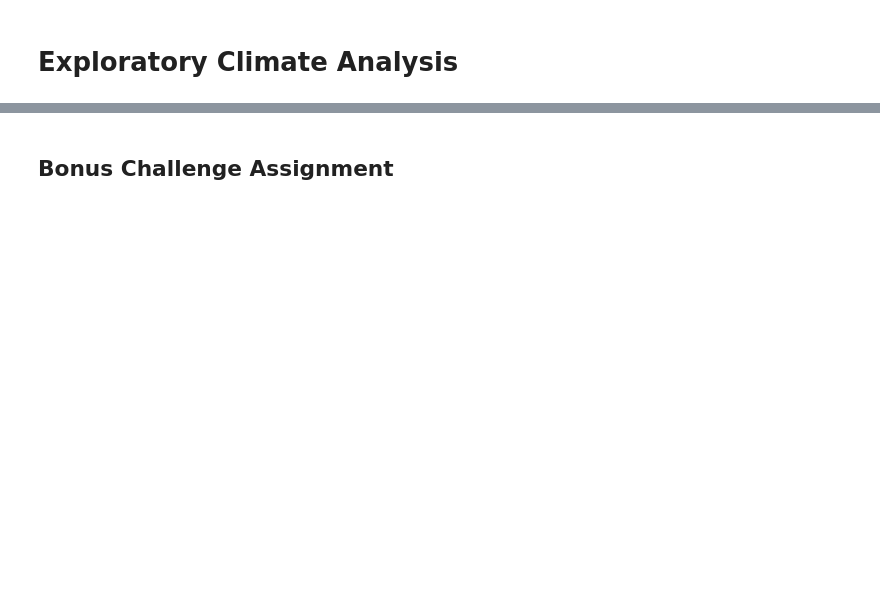
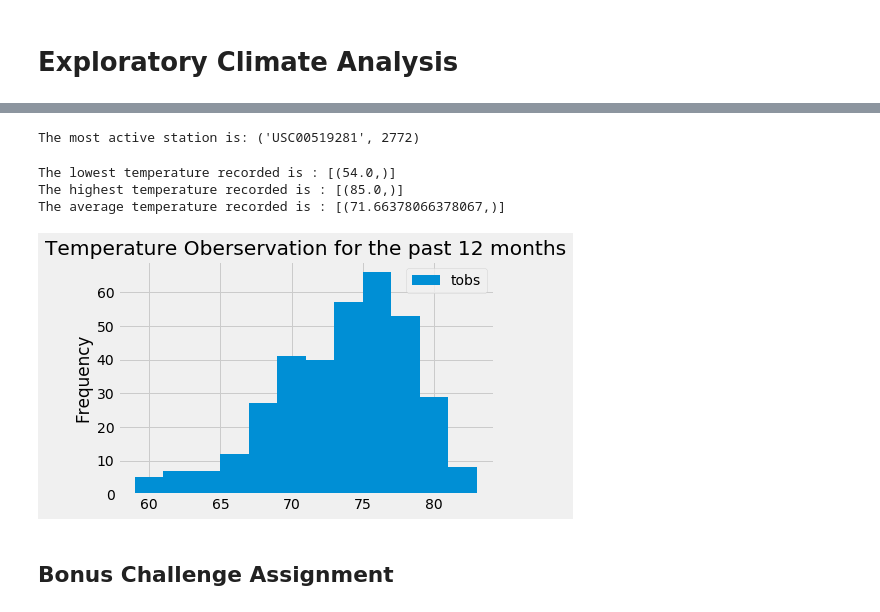
Before and after one commit to olivesun1213/sqlalchemy-challenge, a Jupyter notebook: Unit 10 - Advanced-Data-Storage-and-Retrieval_Homework_Instructions_climate_starter.ipynb, the cells around one changed output, grey strips where cells are left out. Drawn from its saved outputs; the diff is of its cells as text; code cells hidden in the pictures; blank space fills up the shorter version.

```diff
--- a/Unit 10 - Advanced-Data-Storage-and-Retrieval_Homework_Instructions_climate_starter.ipynb
+++ b/Unit 10 - Advanced-Data-Storage-and-Retrieval_Homework_Instructions_climate_starter.ipynb
@@ -31,4 +31,6 @@ Base.classes.keys()
 # %%
 # Save references to each table
+Measurement= Base.classes.measurement
+Station=Base.classes.station
 # %%
 # Create our session (link) from Python to the DB
@@ -56,9 +144,37 @@ Base.classes.keys()
+# %%
+print(f"The most active station is: {Most_active_stations[0]}")
+# %% [output]
+The most active station is: ('USC00519281', 2772)
 # %%
 # Using the station id from the previous query, calculate the lowest temperature recorded,
 # highest temperature recorded, and average temperature of the most active station?
+
+Min_temp=session.query(func.min(Measurement.tobs)).\
+          filter(Measurement.station == 'USC00519281').all()
+
+Max_temp=session.query(func.max(Measurement.tobs)).\
+          filter(Measurement.station == 'USC00519281').all()
+Avg_temp=session.query(func.avg(Measurement.tobs)).\
+          filter(Measurement.station == 'USC00519281').all()
+
+print(f"The lowest temperature recorded is : {Min_temp}")
+print(f"The highest temperature recorded is : {Max_temp}")
+print(f"The average temperature recorded is : {Avg_temp}")
+# %% [output]
+The lowest temperature recorded is : [(54.0,)]
+The highest temperature recorded is : [(85.0,)]
+The average temperature recorded is : [(71.66378066378067,)]
 # %%
 # Choose the station with the highest number of temperature observations.
 # Query the last 12 months of temperature observation data for this station and plot the results as a histogram
+Most_active_data=session.query(Measurement.date,Measurement.tobs).\
+                    filter(Measurement.station == 'USC00519281').\
+                    filter(Measurement.date >=date_1year_ago).all()
+hist=pd.DataFrame(Most_active_data)
+hist.plot(kind="hist",bins=12,title="Temperature Oberservation for the past 12 months")
+hist.set_xlabel=("Temperature")
+# %% [output]
+[figure, added]
 # %% [markdown]
 ## Bonus Challenge Assignment
 # %%
```
Also changed, not shown: parts of 18 cells of this notebook.
